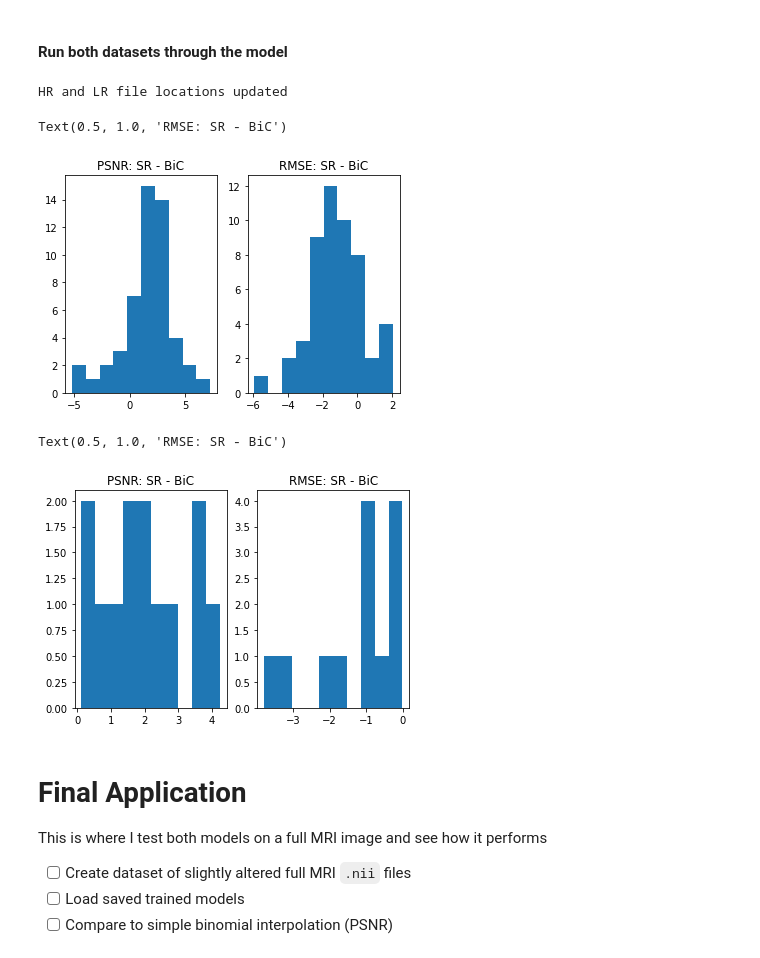
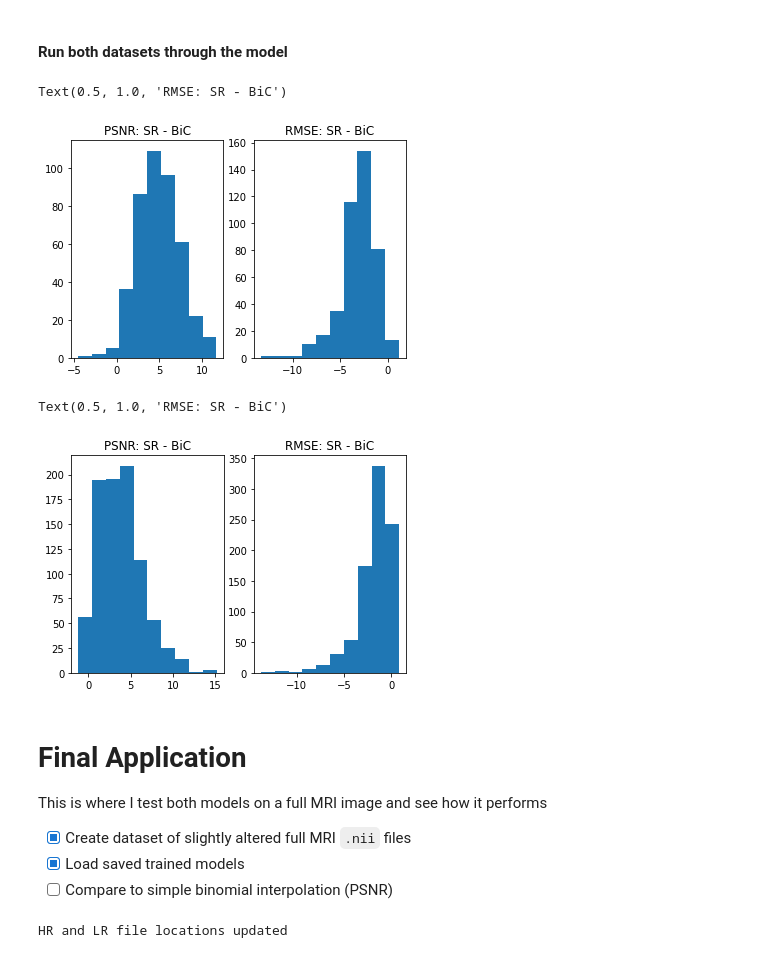
Before and after one commit to Lawreros/Super-Resolution, a Jupyter notebook: CNNIL/main.ipynb, the cells around one changed output. Cells and saved outputs as stored; diff of their text form; code cells hidden in the pictures.

```diff
--- a/CNNIL/main.ipynb
+++ b/CNNIL/main.ipynb
@@ -411,11 +378,11 @@ temp['rotation'] = [0, 0, 0]
 temp['keep_blank'] = False
 temp['same_size'] = False
 temp['patch'] = [14,14,1] #[x,y,z] when looking at the brain from the top down
-temp['step'] = [10,10,2]
+temp['step'] = [12,12,4]
 sr_test_1.set_template(temp)
 
-sr_test_1.run(clear=True, save=True)
-#sr_test_1.match_altered(update=True, paths=False, sort=False)
+#sr_test_1.run(clear=True, save=True)
+sr_test_1.match_altered(update=True, paths=False, sort=False)
 
 
 sr_test_2 = SrGen('../data/CNNIL_nifti/Raw_test/','../data/CNNIL_nifti/HR_test_2/','../data/CNNIL_nifti/LR_test_2/')
@@ -428,9 +395,9 @@ temp['rotation'] = [0, 0, 0]
 temp['keep_blank'] = False
 temp['same_size'] = False
 temp['patch'] = [1,7,14] #[x,y,z] when looking at the brain from the top down
-temp['step'] = [2,20,20]
+temp['step'] = [4,6,12]
 sr_test_2.set_template(temp)
 
-sr_test_2.run(clear=True, save=True)
-#sr_test_2.match_altered(update=True, paths=False, sort=False)
+#sr_test_2.run(clear=True, save=True)
+sr_test_2.match_altered(update=True, paths=False, sort=False)
 # %% [output]
@@ -475,20 +406,20 @@ Files processed successfully
 # %%
 params_t = {'batch_size': 1,
         'shuffle': False,
-        'num_workers': 3}
+        'num_workers': 2}
 
 testing_set_1 = Dataset(sr_test_1, axs = 'hw')
 testing_generator_1 = torch.utils.data.DataLoader(testing_set_1, **params_t)
 
 
-testing_set_2 = Dataset(sr_train_2, axs = 'h')
+testing_set_2 = Dataset(sr_test_2, axs = 'w')
 testing_generator_2 = torch.utils.data.DataLoader(testing_set_2, **params_t)
 # %% [markdown]
 #### Run both datasets through the model
 # %%
 from skimage.transform import resize
 # Load trained models:
-#net_1.load_state_dict(torch.load('./MRI_reflect_pad_save_39.p'))
+net_1.load_state_dict(torch.load('CNNIL_save_network1_39.p'))
 
 
 with torch.no_grad():
@@ -521,23 +452,22 @@ with torch.no_grad():
         rmse_s = np.sqrt((diff**2).mean())
         psnr_s = 20*np.log10(im_h.max()/rmse_s)
         #print(f'SR evaluation for {idx}: rms={rmse_s}, psnr={psnr_s}')
-        comp['psnr'].append(psnr_s-psnr_b)
-        comp['rmse'].append(rmse_s-rmse_b)
+        if idx % 50 == 0:
+            comp['psnr'].append(psnr_s-psnr_b)
+            comp['rmse'].append(rmse_s-rmse_b)
-# %% [output]
-HR and LR file locations updated
 # %%
 # Sanity check, plot a histogram of how well the SR image performed compared to the Bicubic comparison
 fig, axs = plt.subplots(1, 2)
-axs[0].hist([float(x) for x in comp['psnr'][0:-1:300]], bins=10)
+axs[0].hist([float(x) for x in comp['psnr']], bins=10)
 axs[0].set_title('PSNR: SR - BiC')
-axs[1].hist([float(x) for x in comp['rmse'][0:-1:300]], bins=10)
+axs[1].hist([float(x) for x in comp['rmse']], bins=10)
 axs[1].set_title('RMSE: SR - BiC')
 # %% [output]
 Text(0.5, 1.0, 'RMSE: SR - BiC')
-[figure, old version]
+[figure, new version]
 # %%
 # Load trained models:
-#net_1.load_state_dict(torch.load('./MRI_reflect_pad_save_39.p'))
+net_2.load_state_dict(torch.load('CNNIL_save_network2_39.p'))
 
 
 with torch.no_grad():
@@ -566,29 +496,30 @@ with torch.no_grad():
         rmse_s = np.sqrt((diff**2).mean())
         psnr_s = 20*np.log10(im_h.max()/rmse_s)
         #print(f'SR evaluation for {idx}: rms={rmse_s}, psnr={psnr_s}')
-        comp['psnr'].append(psnr_s-psnr_b)
-        comp['rmse'].append(rmse_s-rmse_b)
+        if idx % 50 == 0:
+            comp['psnr'].append(psnr_s-psnr_b)
+            comp['rmse'].append(rmse_s-rmse_b)
 # %%
 # Sanity check, plot a histogram of how well the SR image performed compared to the Bicubic comparison
 fig, axs = plt.subplots(1, 2)
-axs[0].hist([float(x) for x in comp['psnr'][0:-1:300]], bins=10)
+axs[0].hist([float(x) for x in comp['psnr']], bins=10)
 axs[0].set_title('PSNR: SR - BiC')
-axs[1].hist([float(x) for x in comp['rmse'][0:-1:300]], bins=10)
+axs[1].hist([float(x) for x in comp['rmse']], bins=10)
 axs[1].set_title('RMSE: SR - BiC')
 # %% [output]
 Text(0.5, 1.0, 'RMSE: SR - BiC')
-[figure, old version]
+[figure, new version]
 # %% [markdown]
 # Final Application
 
 This is where I test both models on a full MRI image and see how it performs
 
-- [ ] Create dataset of slightly altered full MRI `.nii` files
-- [ ] Load saved trained models
+- [X] Create dataset of slightly altered full MRI `.nii` files
+- [X] Load saved trained models
 - [ ] Compare to simple binomial interpolation (PSNR)
 # %%
 # Generate testing data for both axes
-sr = SrGen('../data/CNNIL_nifti/Raw_test/','../data/CNNIL_nifti/Full_test/','../data/CNNIL_nifti/Full_test/')
+sr = SrGen('../data/CNNIL_nifti/Raw_test/','../data/CNNIL_nifti/Full_test/','../data/CNNIL_nifti/LR_Full_test/')
 
 temp = sr.get_template()
 temp['out_type'] = 'nii'
@@ -600,5 +531,7 @@ temp['same_size'] = False
 
 sr.set_template(temp)
 
-# sr_train.run(clear=True, save=True)
+#sr.run(clear=True, save=True)
 sr.match_altered(update=True, paths=False, sort=False)
+# %% [output]
+HR and LR file locations updated
```
Also changed, not shown: parts of 15 cells of this notebook.
